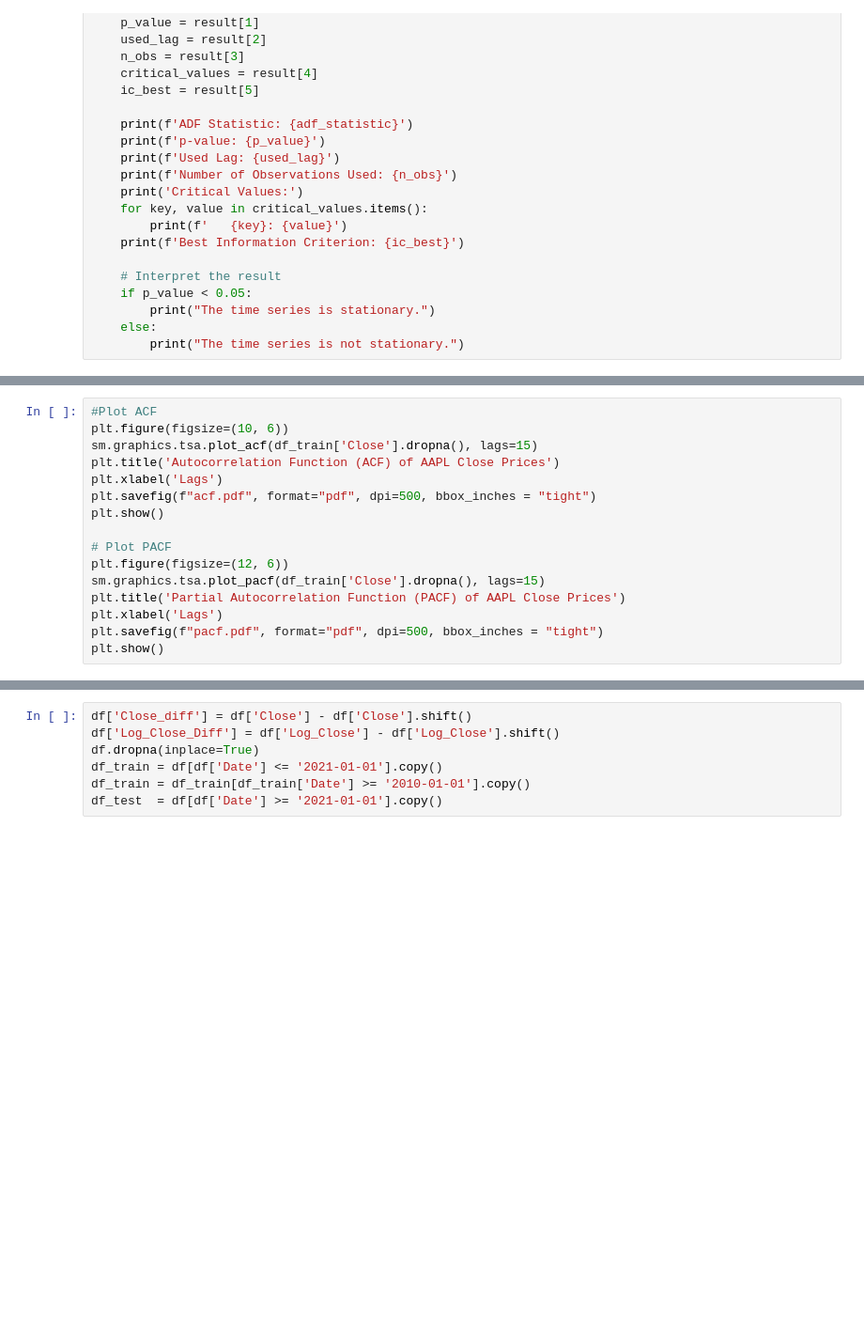
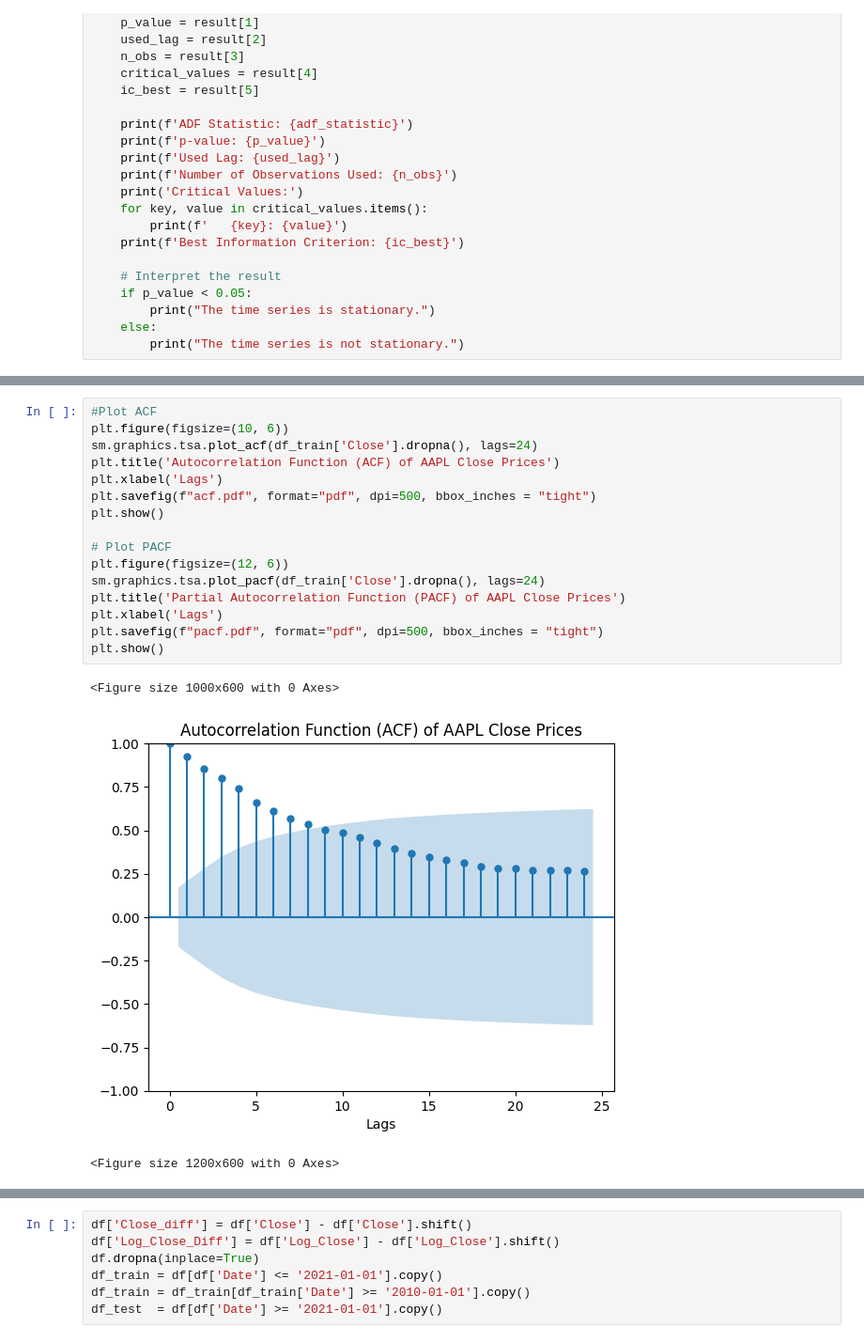
Before and after one commit to balooooooooo/econometric-modelling, a Jupyter notebook: analysis.ipynb, the cells around one changed output, grey strips where cells are left out. Shown at 94% size. Cells and saved outputs as stored; diff of their text form; blank space fills up the shorter version.

```diff
--- a/analysis.ipynb
+++ b/analysis.ipynb
@@ -207,16 +386,20 @@ plt.show()
 # %%
 #Plot ACF
 plt.figure(figsize=(10, 6))
-sm.graphics.tsa.plot_acf(df_train['Close'].dropna(), lags=15)
+sm.graphics.tsa.plot_acf(df_train['Close'].dropna(), lags=24)
 plt.title('Autocorrelation Function (ACF) of AAPL Close Prices')
 plt.xlabel('Lags')
 plt.savefig(f"acf.pdf", format="pdf", dpi=500, bbox_inches = "tight")
 plt.show()
 
 # Plot PACF
 plt.figure(figsize=(12, 6))
-sm.graphics.tsa.plot_pacf(df_train['Close'].dropna(), lags=15)
+sm.graphics.tsa.plot_pacf(df_train['Close'].dropna(), lags=24)
 plt.title('Partial Autocorrelation Function (PACF) of AAPL Close Prices')
 plt.xlabel('Lags')
 plt.savefig(f"pacf.pdf", format="pdf", dpi=500, bbox_inches = "tight")
 plt.show()
+# %% [output]
+<Figure size 1000x600 with 0 Axes>
+[figure, added]
+<Figure size 1200x600 with 0 Axes>
```
Also changed, not shown: parts of 40 cells of this notebook.
